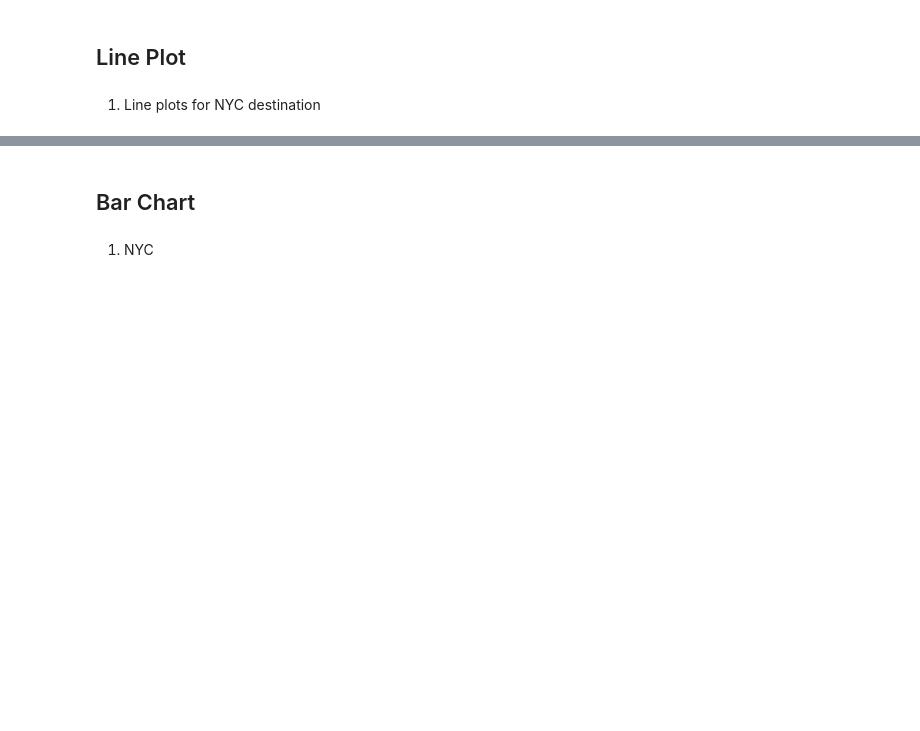
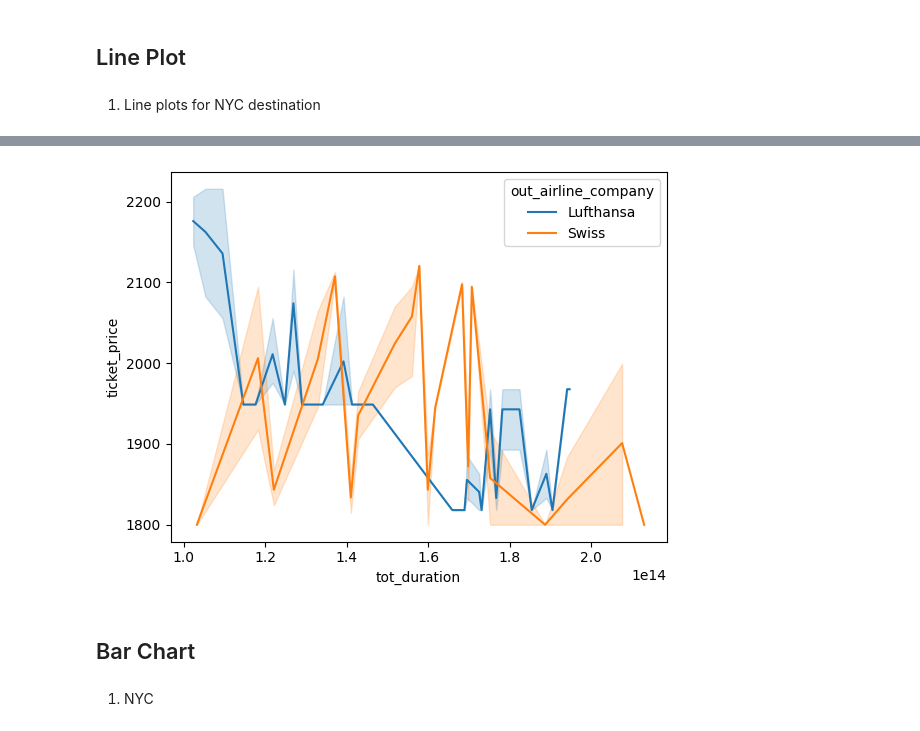
Before and after one commit to adelindonesia/project, a Jupyter notebook: second_version/data_cleaning/data_visualization.ipynb, the cells around one changed output, grey strips where cells are left out. Saved outputs shown, nothing was run; the diff lists cells and outputs as text; code cells hidden in the pictures; blank space fills up the shorter version.

```diff
--- a/second_version/data_cleaning/data_visualization.ipynb
+++ b/second_version/data_cleaning/data_visualization.ipynb
@@ -29,6 +29,6 @@ nyc['date']= nyc['date'].dt.strftime('%d %b %I %p')
 # %%
 sao['date'] = pd.to_datetime(sao['day_scrap'].astype(str) + ' ' + month + ' ' +sao['hour_scrap'].astype(str), format='%d %b %H')
-sao['date']= sao['date'].dt.strftime('%d %b %I %p')
+sao['date']= sao['date'].dt.strftime('%d %b %H h')
 # %%
 swiss_air_nyc = nyc.loc[nyc["in_airline_company"] != "Lufthansa"]
 lufthansa_air_nyc = nyc.loc[nyc["in_airline_company"] == "Lufthansa"]
@@ -160,2 +169,6 @@ plot_df(df = lufthansa_air_sao)
+# %%
+line_plot(sao)
+# %% [output]
+[figure, added]
 # %% [markdown]
 ## Bar Chart
```
Also changed, not shown: parts of 36 cells of this notebook, 2 other files.
